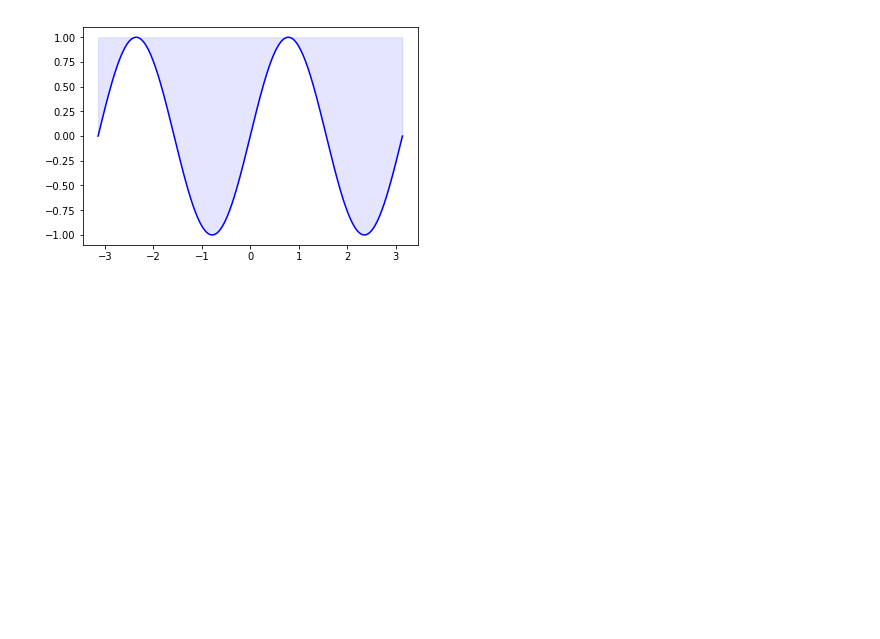
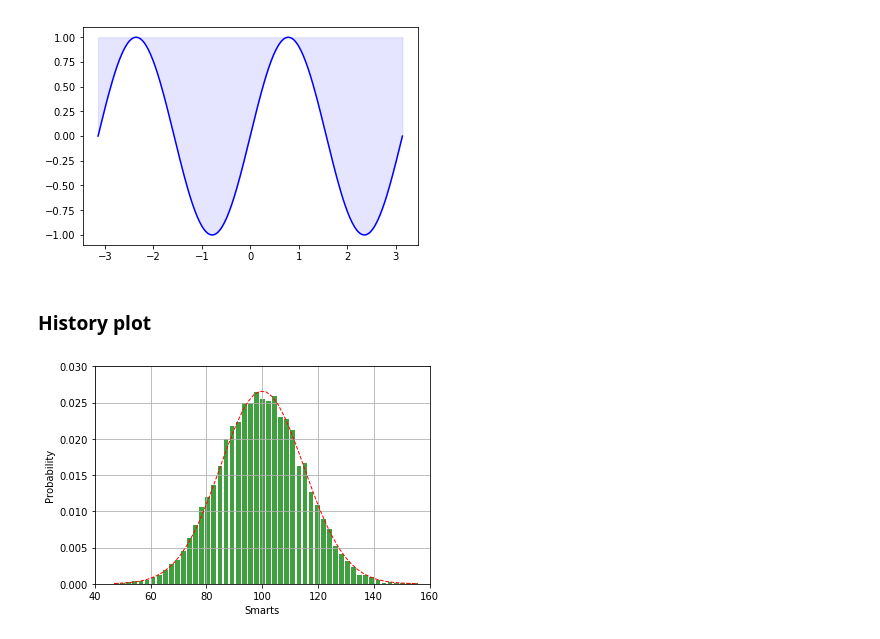
Before and after one commit to jc7qx/pylearning, a Jupyter notebook: matplotlib.ipynb, the cells around one changed output. Cells and saved outputs as stored; diff of their text form; code cells hidden in the pictures; blank space fills up the shorter version.

```diff
--- a/matplotlib.ipynb
+++ b/matplotlib.ipynb
@@ -136,3 +170,24 @@ plt.fill_between(X, Y, 1, color='blue', alpha=.1)
 plt.show()
 # %% [output]
 [figure]
+# %% [markdown]
+### History plot
+# %%
+import numpy as np
+import matplotlib.pyplot as plt
+import matplotlib.mlab as mlab
+
+mu, sigma = 100, 15
+x = mu + sigma*np.random.randn(10000)
+n, bins, patches = plt.hist(x, 50, normed=1, facecolor='green', alpha=0.75, width=1.7)
+
+y = mlab.normpdf( bins, mu, sigma)
+l = plt.plot(bins, y, 'r--', linewidth=1)
+
+plt.xlabel('Smarts')
+plt.ylabel('Probability')
+plt.axis([40, 160, 0, 0.03])
+plt.grid(True)
+plt.show()
+# %% [output]
+[figure, added]
```
Also changed, not shown: parts of 32 cells of this notebook.
